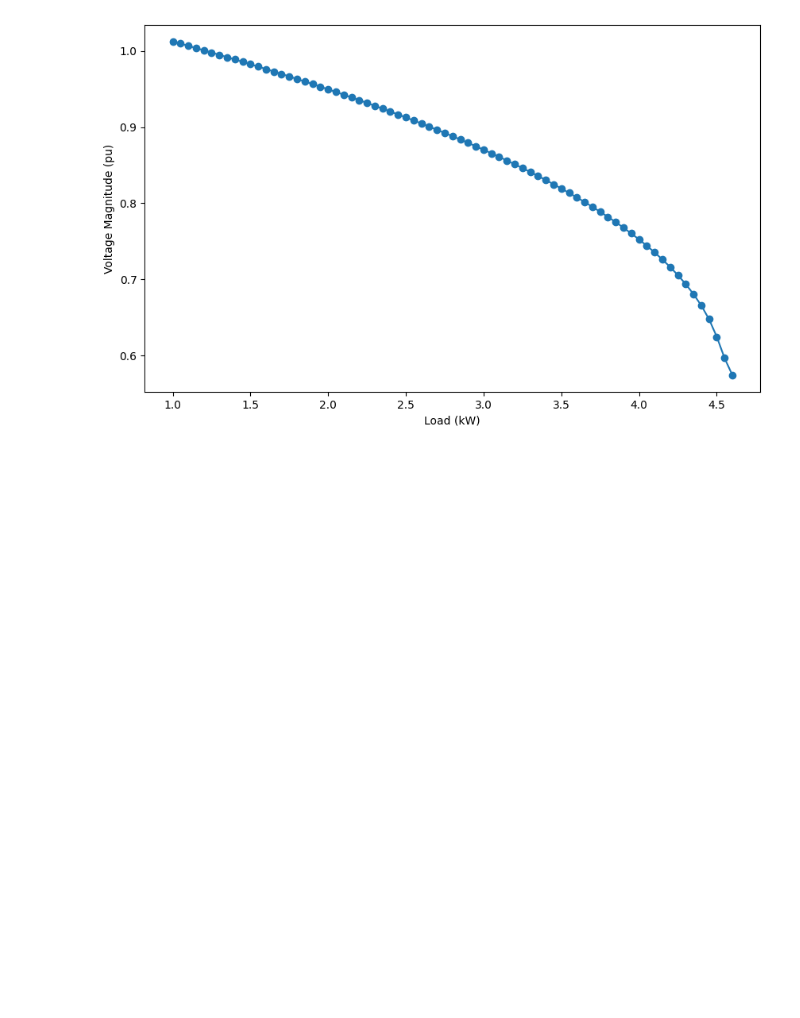
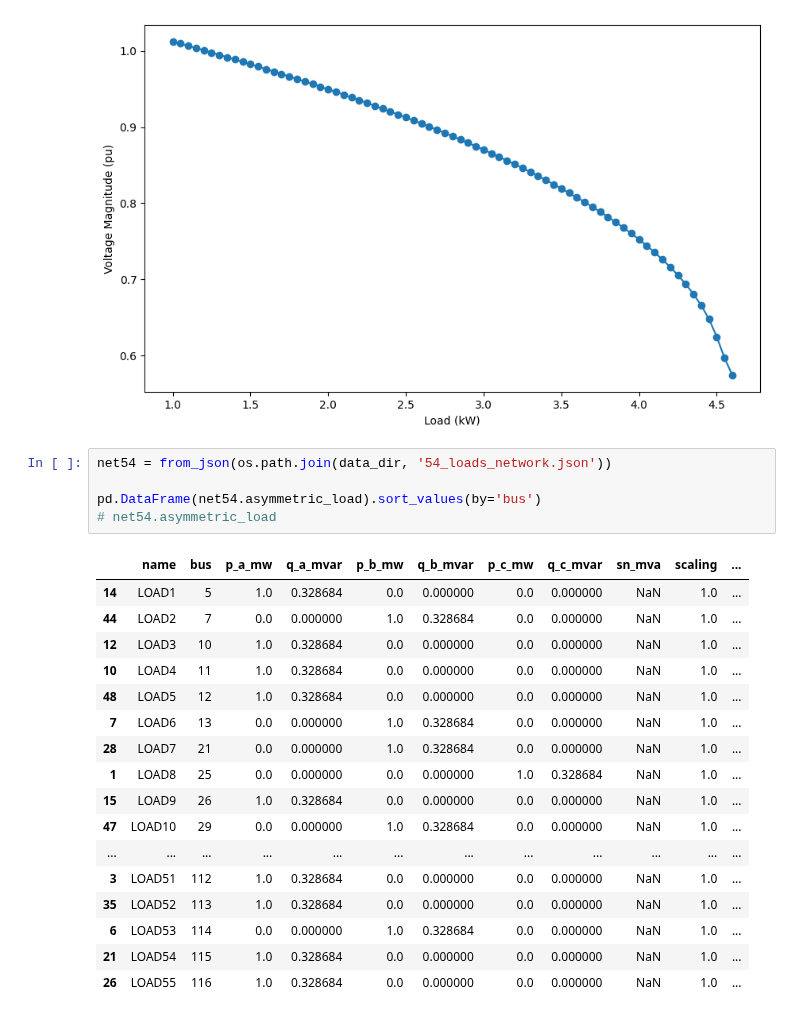
Before and after one commit to antoniovitorvb/IST-thesis-hosting-capacity, a Jupyter notebook: code/power_debug.ipynb, the cells around one changed output. Cells and saved outputs as stored; diff of their text form; blank space fills up the shorter version.

Commit message:
feat: net converged with 54 loads

```diff
--- a/code/power_debug.ipynb
+++ b/code/power_debug.ipynb
@@ -497,3 +483,26 @@ plt.ylabel('Voltage Magnitude (pu)')
 plt.savefig(os.path.join('images', 'farthest_load_X_voltage.png'))
 # %% [output]
 [figure]
+# %%
+net54 = from_json(os.path.join(data_dir, '54_loads_network.json'))
+
+pd.DataFrame(net54.asymmetric_load).sort_values(by='bus')
+# net54.asymmetric_load
+# %% [output]
+|  | name | bus | p_a_mw | q_a_mvar | p_b_mw | q_b_mvar | p_c_mw | q_c_mvar | sn_mva | scaling | ... |
+| 14 | LOAD1 | 5 | 1.0 | 0.328684 | 0.0 | 0.000000 | 0.0 | 0.000000 | NaN | 1.0 | ... |
+| 44 | LOAD2 | 7 | 0.0 | 0.000000 | 1.0 | 0.328684 | 0.0 | 0.000000 | NaN | 1.0 | ... |
+| 12 | LOAD3 | 10 | 1.0 | 0.328684 | 0.0 | 0.000000 | 0.0 | 0.000000 | NaN | 1.0 | ... |
+| 10 | LOAD4 | 11 | 1.0 | 0.328684 | 0.0 | 0.000000 | 0.0 | 0.000000 | NaN | 1.0 | ... |
+| 48 | LOAD5 | 12 | 1.0 | 0.328684 | 0.0 | 0.000000 | 0.0 | 0.000000 | NaN | 1.0 | ... |
+| 7 | LOAD6 | 13 | 0.0 | 0.000000 | 1.0 | 0.328684 | 0.0 | 0.000000 | NaN | 1.0 | ... |
+| 28 | LOAD7 | 21 | 0.0 | 0.000000 | 1.0 | 0.328684 | 0.0 | 0.000000 | NaN | 1.0 | ... |
+| 1 | LOAD8 | 25 | 0.0 | 0.000000 | 0.0 | 0.000000 | 1.0 | 0.328684 | NaN | 1.0 | ... |
+| 15 | LOAD9 | 26 | 1.0 | 0.328684 | 0.0 | 0.000000 | 0.0 | 0.000000 | NaN | 1.0 | ... |
+| 47 | LOAD10 | 29 | 0.0 | 0.000000 | 1.0 | 0.328684 | 0.0 | 0.000000 | NaN | 1.0 | ... |
+| ... | ... | ... | ... | ... | ... | ... | ... | ... | ... | ... | ... |
+| 3 | LOAD51 | 112 | 1.0 | 0.328684 | 0.0 | 0.000000 | 0.0 | 0.000000 | NaN | 1.0 | ... |
+| 35 | LOAD52 | 113 | 1.0 | 0.328684 | 0.0 | 0.000000 | 0.0 | 0.000000 | NaN | 1.0 | ... |
+| 6 | LOAD53 | 114 | 0.0 | 0.000000 | 1.0 | 0.328684 | 0.0 | 0.000000 | NaN | 1.0 | ... |
+| 21 | LOAD54 | 115 | 1.0 | 0.328684 | 0.0 | 0.000000 | 0.0 | 0.000000 | NaN | 1.0 | ... |
+| 26 | LOAD55 | 116 | 1.0 | 0.328684 | 0.0 | 0.000000 | 0.0 | 0.000000 | NaN | 1.0 | ... |
```
Also changed, not shown: parts of 9 cells of this notebook, 3 other files.
